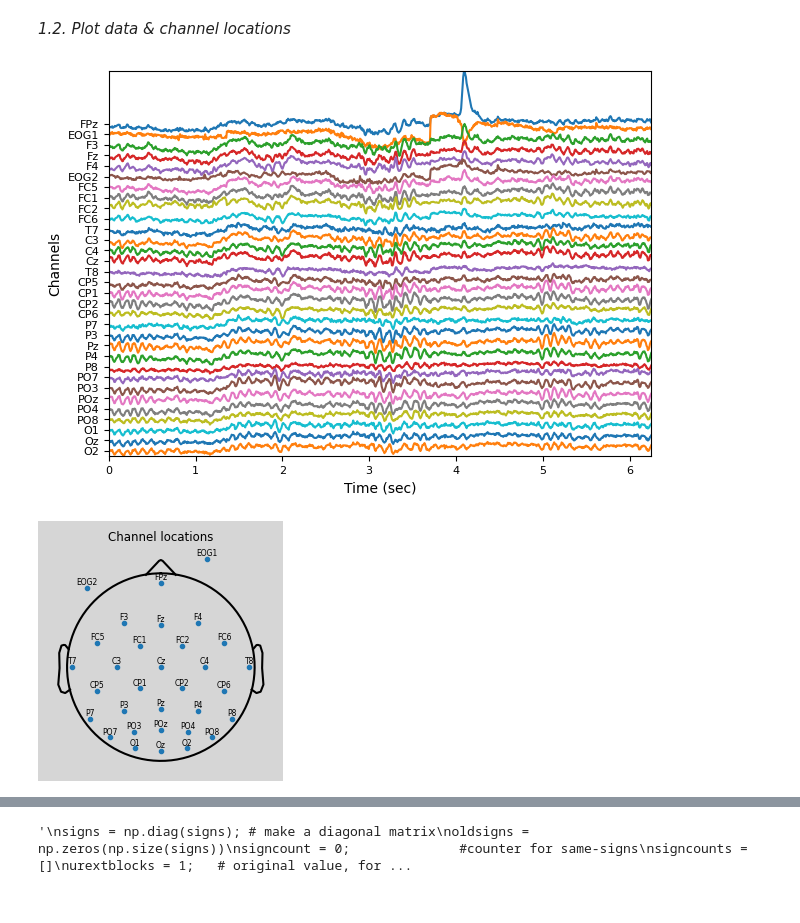
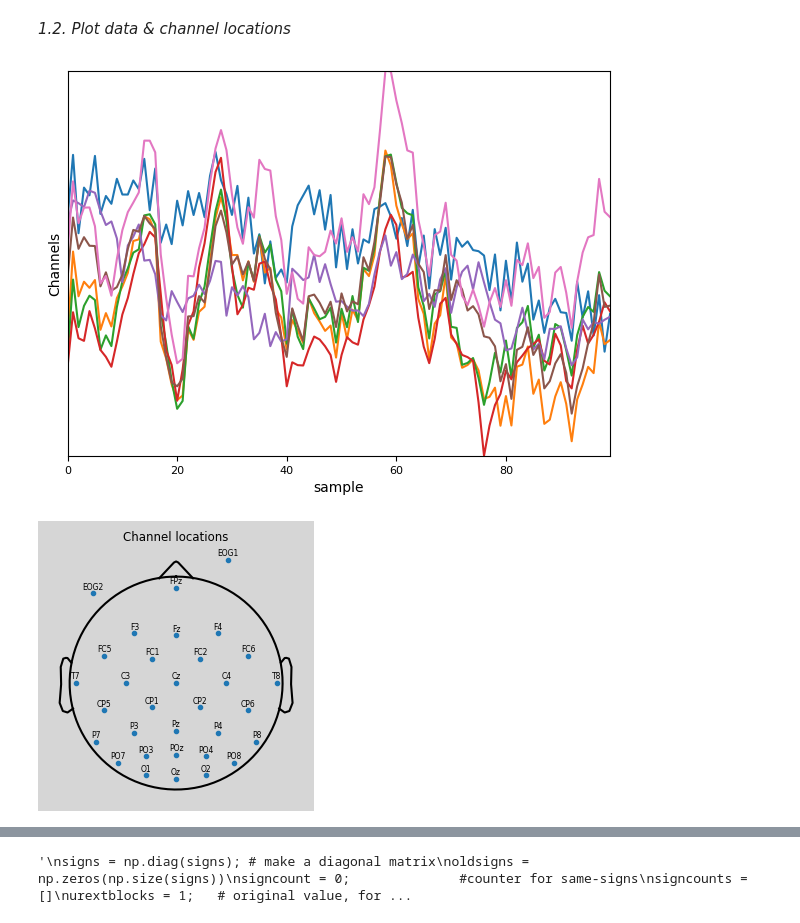
Before and after one commit to RezaSaadatyar/EEG-Lab, a Jupyter notebook: Code/App1_EEG.ipynb, the cells around one changed output, grey strips where cells are left out. Cells and saved outputs as stored; diff of their text form; code cells hidden in the pictures.

```diff
--- a/Code/App1_EEG.ipynb
+++ b/Code/App1_EEG.ipynb
@@ -105,8 +150,10 @@ data, channels = Prepare_data(data, channels)
 # %% [markdown]
 *1.2. Plot data & channel locations*
 # %%
-plot_data(data, Fs, channels, first_point=0, last_point=800, normalize_data='off')
+first_point = 0
+last_point = 3000
+plot_data(data.iloc[:,1:8],channels,first_point=0, last_point=100, Fs=None, normalize_data='off')
 channel_locations(Th, Rd, channels)
 # %% [output]
-[figure, old version]
+[figure, new version]
-[figure, old version]
+[figure, new version]
```
Also changed, not shown: parts of 31 cells of this notebook.
